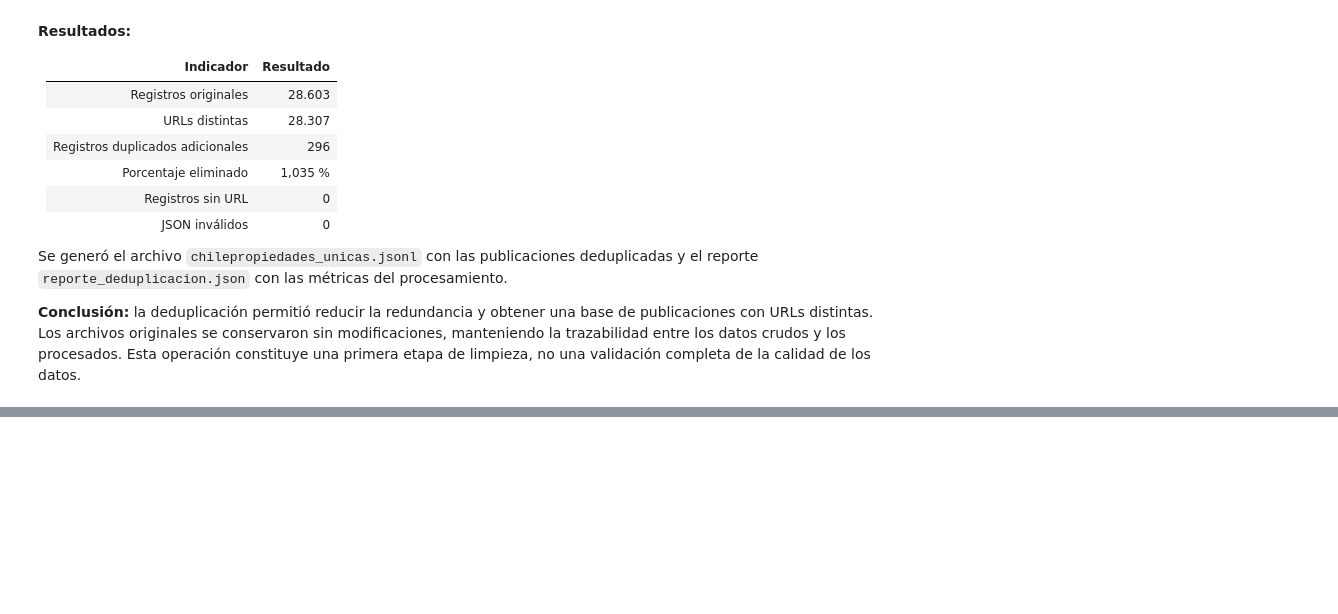
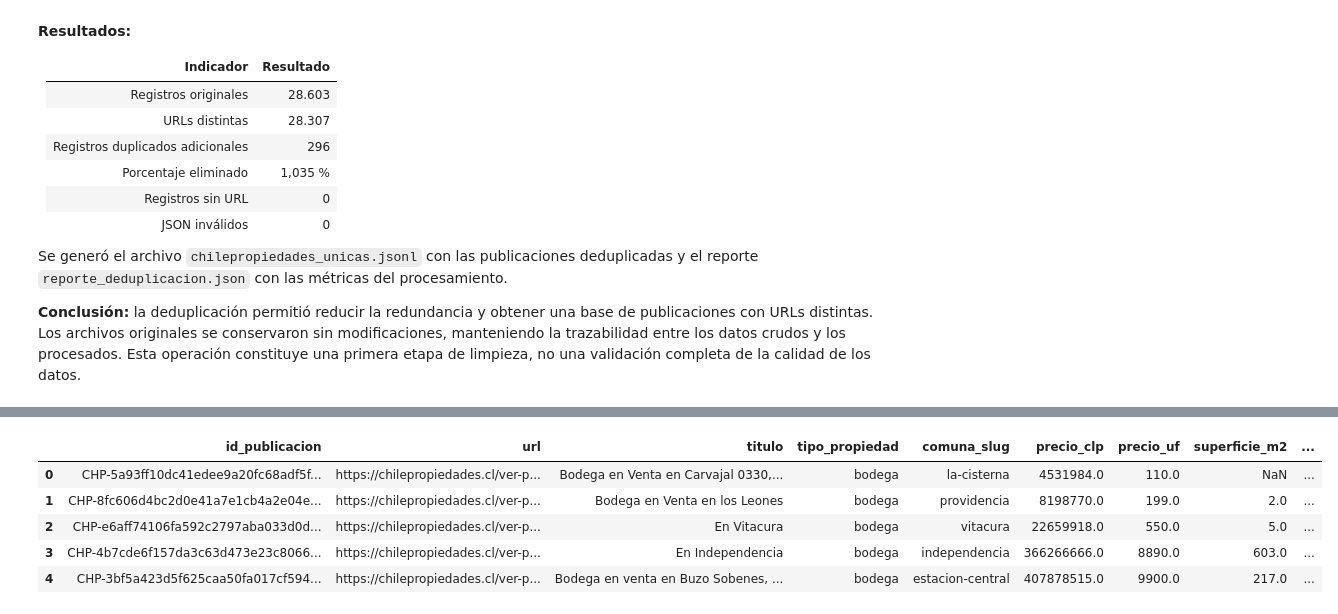
Before and after one commit to Nervots2/Proyecto_inmobiliario, a Jupyter notebook: notebooks/avance4_procesamiento.ipynb, the cells around one changed output, grey strips where cells are left out. Drawn from its saved outputs; the diff is of its cells as text; code cells hidden in the pictures; blank space fills up the shorter version.

Commit message:
Documentar transformación y normalización de datos inmobiliarios

```diff
--- a/notebooks/avance4_procesamiento.ipynb
+++ b/notebooks/avance4_procesamiento.ipynb
@@ -347,3 +347,83 @@ Reporte: C:\Users\felip\Documents\GitHub\Proyecto_inmobiliario\datalake_procesad
 Se generó el archivo `chilepropiedades_unicas.jsonl` con las publicaciones deduplicadas y el reporte `reporte_deduplicacion.json` con las métricas del procesamiento.
 
 **Conclusión:** la deduplicación permitió reducir la redundancia y obtener una base de publicaciones con URLs distintas. Los archivos originales se conservaron sin modificaciones, manteniendo la trazabilidad entre los datos crudos y los procesados. Esta operación constituye una primera etapa de limpieza, no una validación completa de la calidad de los datos.
+# %%
+import pandas as pd
+import json
+from urllib.parse import urlparse
+
+filas = []
+
+# Leer el dataset deduplicado
+with open(archivo_silver, "r", encoding="utf-8") as f:
+
+    for linea in f:
+        if not linea.strip():
+            continue
+
+        registro = json.loads(linea)
+
+        precios = registro.get("precios") or {}
+        caracteristicas = registro.get("caracteristicas") or {}
+
+        # Extraer tipo y comuna desde la URL
+        partes = urlparse(registro["url"]).path.strip("/").split("/")
+
+        comuna = partes[2] if len(partes) >= 4 else None
+        tipo = partes[3] if len(partes) >= 4 else None
+
+        filas.append({
+            "id_publicacion": registro["id_publicacion_estable"],
+            "url": registro["url"],
+            "titulo": registro.get("titulo"),
+            "tipo_propiedad": tipo,
+            "comuna_slug": comuna,
+            "precio_clp": precios.get("clp"),
+            "precio_uf": precios.get("uf"),
+            "superficie_m2": caracteristicas.get("superficie_m2"),
+            "habitaciones": caracteristicas.get("habitaciones"),
+            "banos": caracteristicas.get("banos"),
+            "fecha_extraccion": registro.get("timestamp"),
+            "archivo_origen": registro.get("archivo_origen")
+        })
+
+# Crear DataFrame
+df_normalizado = pd.DataFrame(filas)
+
+# Estandarizar tipos numéricos
+columnas_numericas = [
+    "precio_clp",
+    "precio_uf",
+    "superficie_m2",
+    "habitaciones",
+    "banos"
+]
+
+for columna in columnas_numericas:
+    df_normalizado[columna] = pd.to_numeric(
+        df_normalizado[columna],
+        errors="coerce"
+    )
+
+# Los precios y superficies deben ser positivos
+for columna in ["precio_clp", "precio_uf", "superficie_m2"]:
+    df_normalizado.loc[
+        df_normalizado[columna] <= 0, columna
+    ] = float("nan")
+
+# Convertir fechas
+df_normalizado["fecha_extraccion"] = pd.to_datetime(
+    df_normalizado["fecha_extraccion"],
+    errors="coerce"
+)
+
+print("=== TRANSFORMACIÓN Y NORMALIZACIÓN ===")
+print("Registros:", len(df_normalizado))
+print("Columnas:", len(df_normalizado.columns))
+
+print("\n=== TIPOS DE DATOS ===")
+print(df_normalizado.dtypes)
+
+print("\n=== VISTA PREVIA ===")
+display(df_normalizado.head())
+# %% [output]
@@ -349,0 +450,6 @@ Se generó el archivo `chilepropiedades_unicas.jsonl` con las publicaciones dedu
+|  | id_publicacion | url | titulo | tipo_propiedad | comuna_slug | precio_clp | precio_uf | superficie_m2 | ... |
+| 0 | CHP-5a93ff10dc41edee9a20fc68adf5f... | https://chilepropiedades.cl/ver-p... | Bodega en Venta en Carvajal 0330,... | bodega | la-cisterna | 4531984.0 | 110.0 | NaN | ... |
+| 1 | CHP-8fc606d4bc2d0e41a7e1cb4a2e04e... | https://chilepropiedades.cl/ver-p... | Bodega en Venta en los Leones | bodega | providencia | 8198770.0 | 199.0 | 2.0 | ... |
+| 2 | CHP-e6aff74106fa592c2797aba033d0d... | https://chilepropiedades.cl/ver-p... | En Vitacura | bodega | vitacura | 22659918.0 | 550.0 | 5.0 | ... |
+| 3 | CHP-4b7cde6f157da3c63d473e23c8066... | https://chilepropiedades.cl/ver-p... | En Independencia | bodega | independencia | 366266666.0 | 8890.0 | 603.0 | ... |
+| 4 | CHP-3bf5a423d5f625caa50fa017cf594... | https://chilepropiedades.cl/ver-p... | Bodega en venta en Buzo Sobenes, ... | bodega | estacion-central | 407878515.0 | 9900.0 | 217.0 | ... |
```
Also changed, not shown: parts of 4 cells of this notebook, 2 other files.
